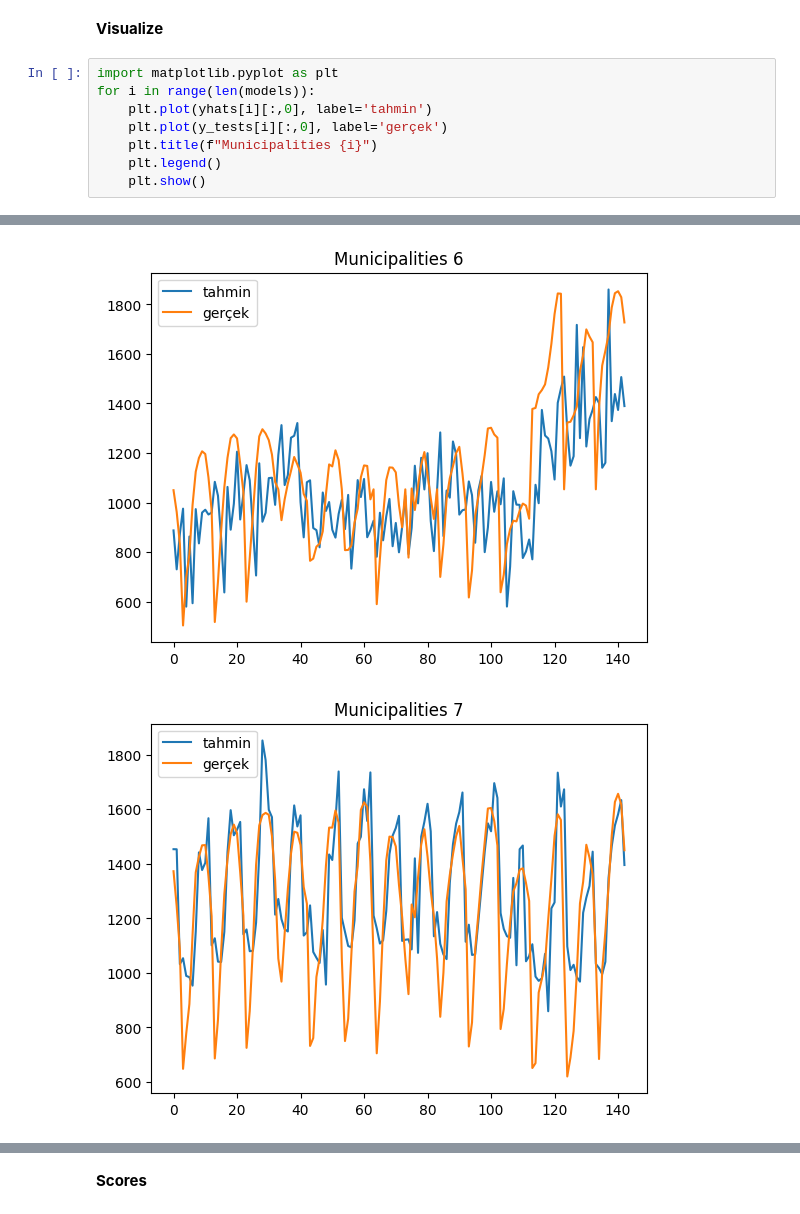
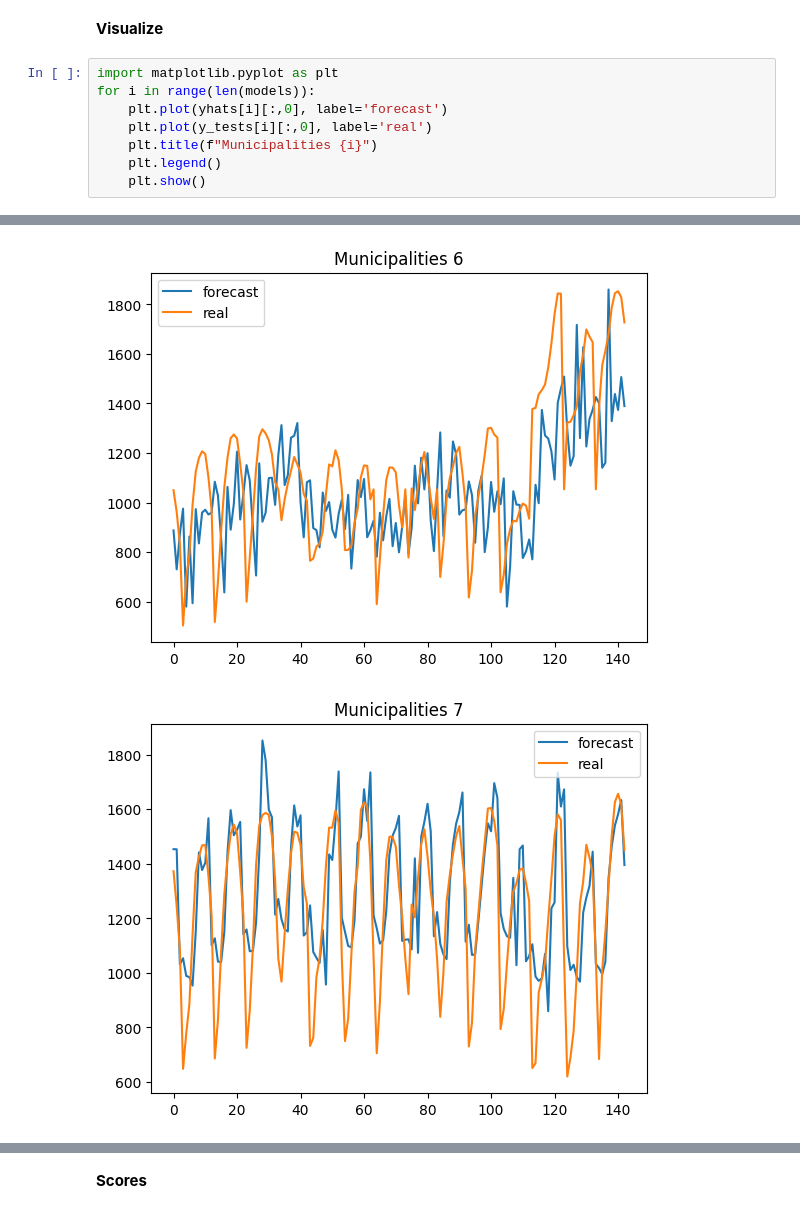
Before and after one commit to Suedaglgn/bus_demand_forecasting, a Jupyter notebook: lstm_encoder_decoder.ipynb, the cells around one changed output, grey strips where cells are left out. Drawn from its saved outputs; the diff is of its cells as text.

Commit message:
style(lstm_encoder_decoder): rename legend

```diff
--- a/lstm_encoder_decoder.ipynb
+++ b/lstm_encoder_decoder.ipynb
@@ -175,8 +175,8 @@ for i in range(len(models)):
 # %%
 import matplotlib.pyplot as plt
 for i in range(len(models)):
-    plt.plot(yhats[i][:,0], label='tahmin')
-    plt.plot(y_tests[i][:,0], label='gerçek')
+    plt.plot(yhats[i][:,0], label='forecast')
+    plt.plot(y_tests[i][:,0], label='real')
     plt.title(f"Municipalities {i}")
     plt.legend()
     plt.show()
@@ -190,2 +190,2 @@ for i in range(len(models)):
-[figure, old version]
+[figure, new version]
-[figure, old version]
+[figure, new version]
```
Also changed, not shown: parts of 1 cell of this notebook.
